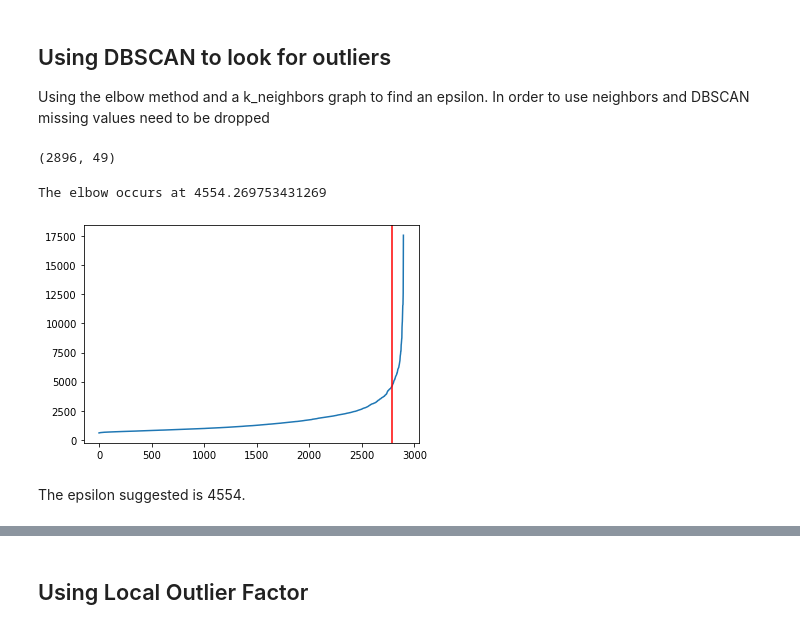
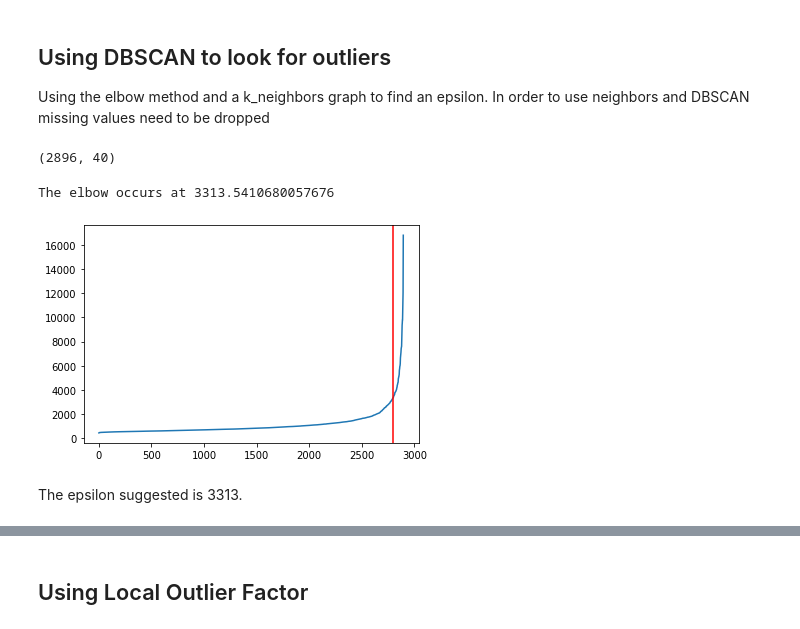
Before and after one commit to mathisme/ThinkfulDSFinalCapstone, a Jupyter notebook: final.ipynb, the cells around one changed output, grey strips where cells are left out. Drawn from its saved outputs; the diff is of its cells as text; code cells hidden in the pictures.

```diff
--- a/final.ipynb
+++ b/final.ipynb
@@ -445,11 +447,7 @@ According to the codebook, the amount of physical activity comes with a MET scor
 # %%
-df['MET_rec'] = 8*df.PAQ655*df.PAD660/7 + 4*df.PAQ670*df.PAD675/7
-df['MET_work'] = 8*df.PAQ610*df.PAD615/7 + 4*df.PAQ625*df.PAD630/7
-df['MET_total']=df['MET_rec']+df['MET_work']
-df['PAD615']=8*df.PAD615
-df['PAD660']=8*df.PAD660
-df['PAD630']=4*df.PAD630
-df['PAD675']=4*df.PAD675
+df['avg_daily_vigorous_activity'] = (df.PAQ610*df.PAD615+df.PAQ655*df.PAD660)/7
+df['avg_daily_moderate_activity'] = (df.PAQ625*df.PAD630+df.PAQ670*df.PAD675)/7
+df.drop(['PAQ610','PAD615','PAQ655','PAD660','PAQ625','PAD630','PAQ670','PAD675'],axis=1,inplace=True)
 # %% [markdown]
 ### Transformed nutritional varaibles
 DR1_300 asks how much you consumed compares to average, with 1 being more than usual, 2 being usual, and 3 being less than usual.  I am going to create average daily nutrition intakes using these values by multiplying the nutritional values by 1/2 if the repsonse to DR1_300 was 1, keeping them the same if the response to DR1_300 was 2, and multiplying by 2 if the response to DR1_300 was 3.  Then I will drop the original nutrition values and DR1_300.
@@ -534,21 +532,21 @@ In order to use neighbors and DBSCAN missing values need to be dropped
 df2 = df.dropna()
 df2.shape
 # %% [output]
-(2896, 49)
+(2896, 40)
 # %%
-neighbors = NearestNeighbors(n_neighbors=90)
+neighbors = NearestNeighbors(n_neighbors=75)
 neighbors_fit = neighbors.fit(df2)
 distances, _ = neighbors_fit.kneighbors(df2)
 distances = np.sort(distances, axis=0)
-distances = distances[:,89]
+distances = distances[:,74]
 plt.plot(distances)
 kl = KneeLocator(x=range(df2.shape[0]),y=distances,direction='increasing',curve='convex')
 elbow = kl.elbow
 plt.axvline(x=elbow, ymin=0, ymax = max(distances), color='red')
 print('The elbow occurs at',distances[elbow])
 # %% [output]
-The elbow occurs at 4554.269753431269
+The elbow occurs at 3313.5410680057676
-[figure, old version]
+[figure, new version]
 # %% [markdown]
-The epsilon suggested is 4554.
+The epsilon suggested is 3313.
 # %%
```
Also changed, not shown: parts of 32 cells of this notebook, 1 other file.
